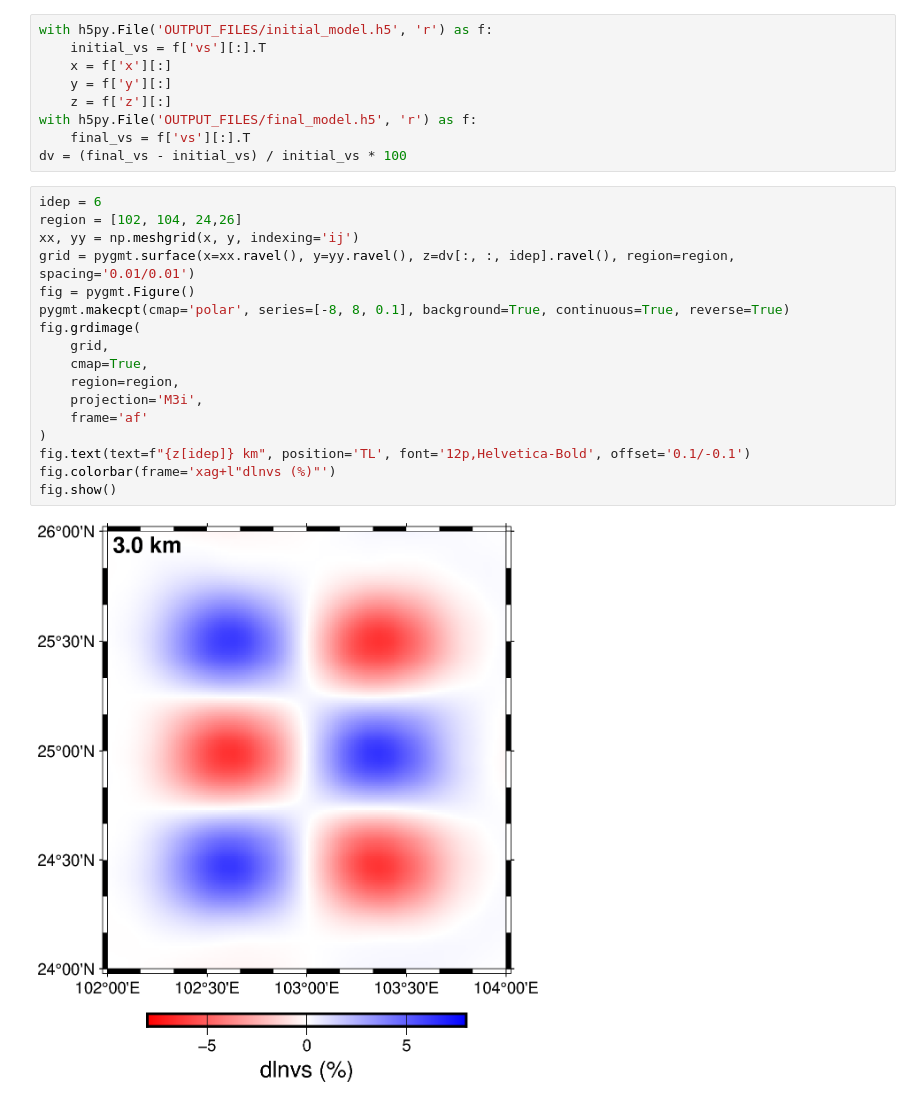
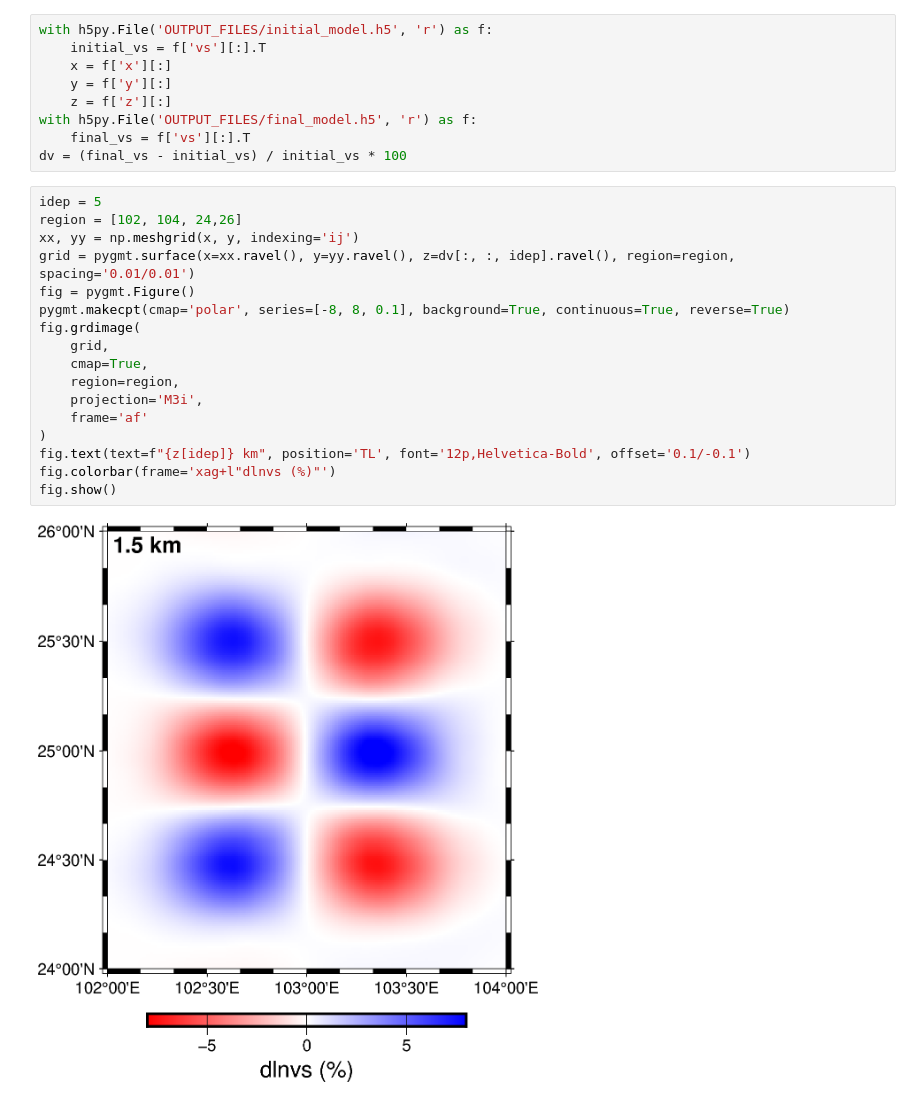
Before and after one commit to xumi1993/SurfATT-iso, a Jupyter notebook: examples/00_checkerboard_iso/plot_model.ipynb, the cells around one changed output. Drawn from its saved outputs; the diff is of its cells as text.

```diff
--- a/examples/00_checkerboard_iso/plot_model.ipynb
+++ b/examples/00_checkerboard_iso/plot_model.ipynb
@@ -13,21 +13,21 @@ with h5py.File('OUTPUT_FILES/final_model.h5', 'r') as f:
     final_vs = f['vs'][:].T
 dv = (final_vs - initial_vs) / initial_vs * 100
 # %%
-idep = 6
+idep = 5
 region = [102, 104, 24,26]
 xx, yy = np.meshgrid(x, y, indexing='ij')
 grid = pygmt.surface(x=xx.ravel(), y=yy.ravel(), z=dv[:, :, idep].ravel(), region=region, spacing='0.01/0.01')
 fig = pygmt.Figure()
 pygmt.makecpt(cmap='polar', series=[-8, 8, 0.1], background=True, continuous=True, reverse=True)
 fig.grdimage(
     grid,
     cmap=True,
     region=region,
     projection='M3i',
     frame='af'
 )
 fig.text(text=f"{z[idep]} km", position='TL', font='12p,Helvetica-Bold', offset='0.1/-0.1')
 fig.colorbar(frame='xag+l"dlnvs (%)"')
 fig.show()
 # %% [output]
-[figure, old version]
+[figure, new version]
```
Also changed, not shown: 19 other files.
